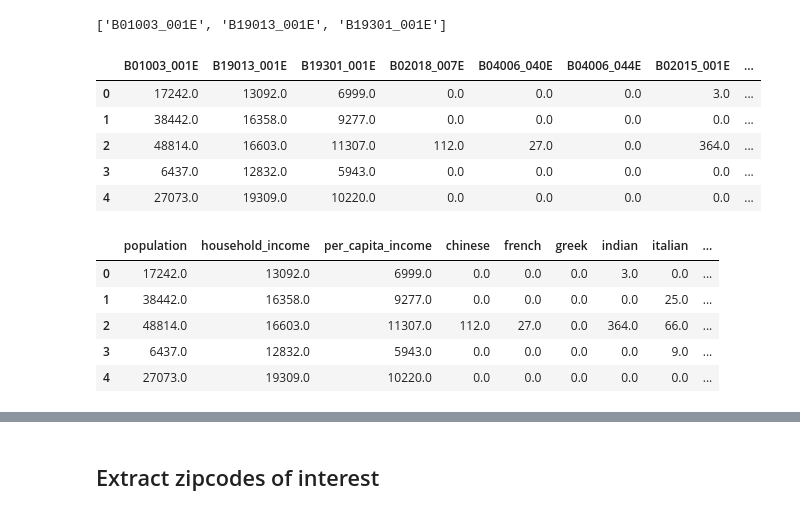
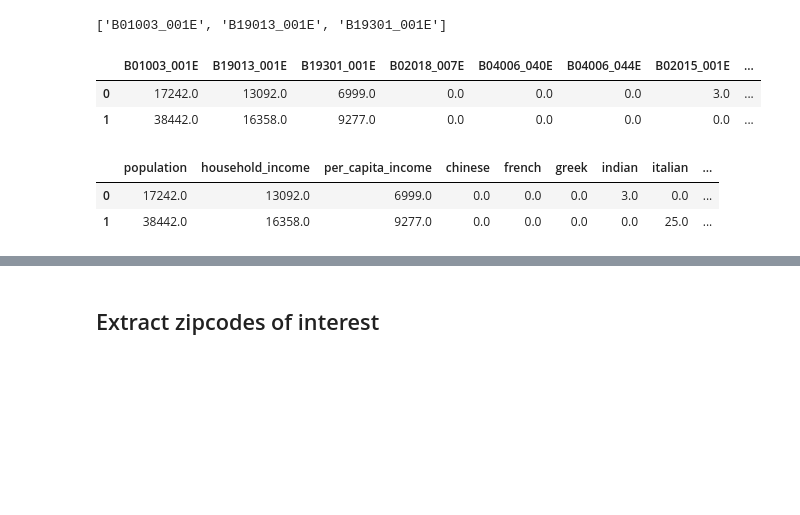
Before and after one commit to DPintacasi/teamcobra_project1, a Jupyter notebook: Scripts/census_data_extract.ipynb, the cells around one changed output, grey strips where cells are left out. Saved outputs shown, nothing was run; the diff lists cells and outputs as text; code cells hidden in the pictures; blank space fills up the shorter version.

Commit message:
census data extract update

```diff
--- a/Scripts/census_data_extract.ipynb
+++ b/Scripts/census_data_extract.ipynb
@@ -31,26 +31,20 @@ census_data = c.acs5.get(codes, {'for': 'zip code tabulation area:*'})
 # %%
 #create data frame
 census_df = pd.DataFrame(census_data)
-census_df.head()
+census_df.head(2)
 # %% [output]
 |  | B01003_001E | B19013_001E | B19301_001E | B02018_007E | B04006_040E | B04006_044E | B02015_001E | ... |
 | 0 | 17242.0 | 13092.0 | 6999.0 | 0.0 | 0.0 | 0.0 | 3.0 | ... |
 | 1 | 38442.0 | 16358.0 | 9277.0 | 0.0 | 0.0 | 0.0 | 0.0 | ... |
-| 2 | 48814.0 | 16603.0 | 11307.0 | 112.0 | 27.0 | 0.0 | 364.0 | ... |
-| 3 | 6437.0 | 12832.0 | 5943.0 | 0.0 | 0.0 | 0.0 | 0.0 | ... |
-| 4 | 27073.0 | 19309.0 | 10220.0 | 0.0 | 0.0 | 0.0 | 0.0 | ... |
 # %%
 #create rename dictionary based on labels from the census columns csv
 census_rename_dict = {codes[i]: names[i] for i in range(len(codes))}
 census_rename_dict['zip code tabulation area'] = 'zipcode'
 
 #rename the columns
 census_df.rename(columns = census_rename_dict,inplace = True)
-census_df.head()
+census_df.head(2)
 # %% [output]
 |  | population | household_income | per_capita_income | chinese | french | greek | indian | italian | ... |
 | 0 | 17242.0 | 13092.0 | 6999.0 | 0.0 | 0.0 | 0.0 | 3.0 | 0.0 | ... |
 | 1 | 38442.0 | 16358.0 | 9277.0 | 0.0 | 0.0 | 0.0 | 0.0 | 25.0 | ... |
-| 2 | 48814.0 | 16603.0 | 11307.0 | 112.0 | 27.0 | 0.0 | 364.0 | 66.0 | ... |
-| 3 | 6437.0 | 12832.0 | 5943.0 | 0.0 | 0.0 | 0.0 | 0.0 | 9.0 | ... |
-| 4 | 27073.0 | 19309.0 | 10220.0 | 0.0 | 0.0 | 0.0 | 0.0 | 0.0 | ... |
```
Also changed, not shown: parts of 10 cells of this notebook.
